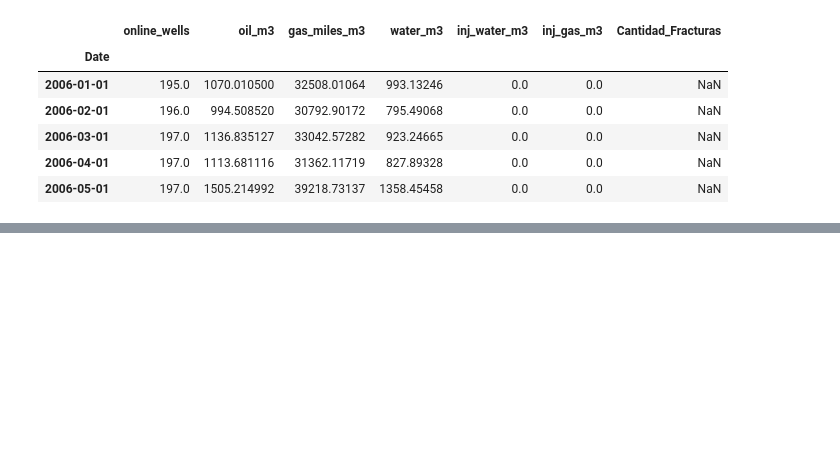
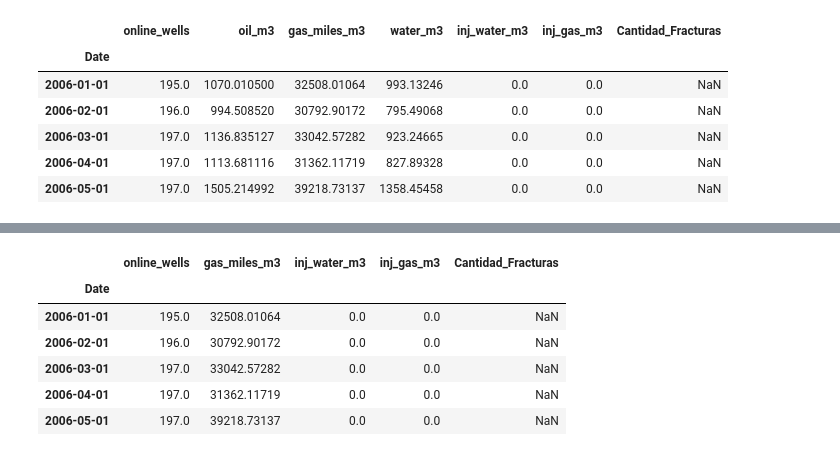
Before and after one commit to guerscay/10_time_series, a Jupyter notebook: notebook/test.ipynb, the cells around one changed output, grey strips where cells are left out. Saved outputs shown, nothing was run; the diff lists cells and outputs as text; code cells hidden in the pictures; blank space fills up the shorter version.

```diff
--- a/notebook/test.ipynb
+++ b/notebook/test.ipynb
@@ -160,0 +178,11 @@ df_merged.head()
+# %%
+df_gas = df_merged.drop(columns=['oil_m3','water_m3'])
+df_gas.head()
+# %% [output]
+|  | online_wells | gas_miles_m3 | inj_water_m3 | inj_gas_m3 | Cantidad_Fracturas |
+| Date |  |  |  |  |  |
+| 2006-01-01 | 195.0 | 32508.01064 | 0.0 | 0.0 | NaN |
+| 2006-02-01 | 196.0 | 30792.90172 | 0.0 | 0.0 | NaN |
+| 2006-03-01 | 197.0 | 33042.57282 | 0.0 | 0.0 | NaN |
+| 2006-04-01 | 197.0 | 31362.11719 | 0.0 | 0.0 | NaN |
+| 2006-05-01 | 197.0 | 39218.73137 | 0.0 | 0.0 | NaN |
```
Also changed, not shown: parts of 5 cells of this notebook, 2 other files.
